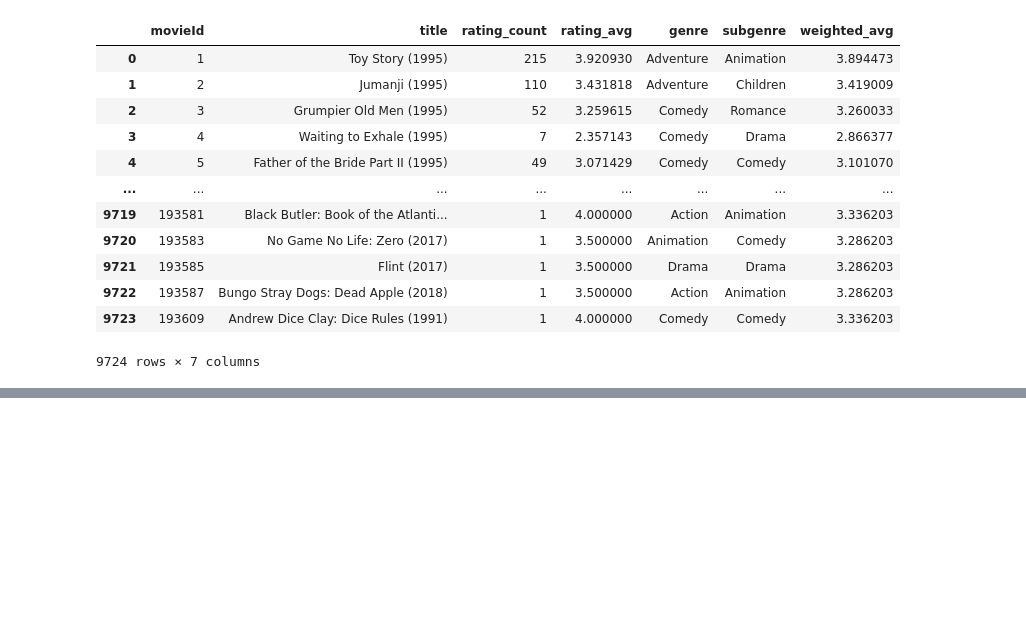
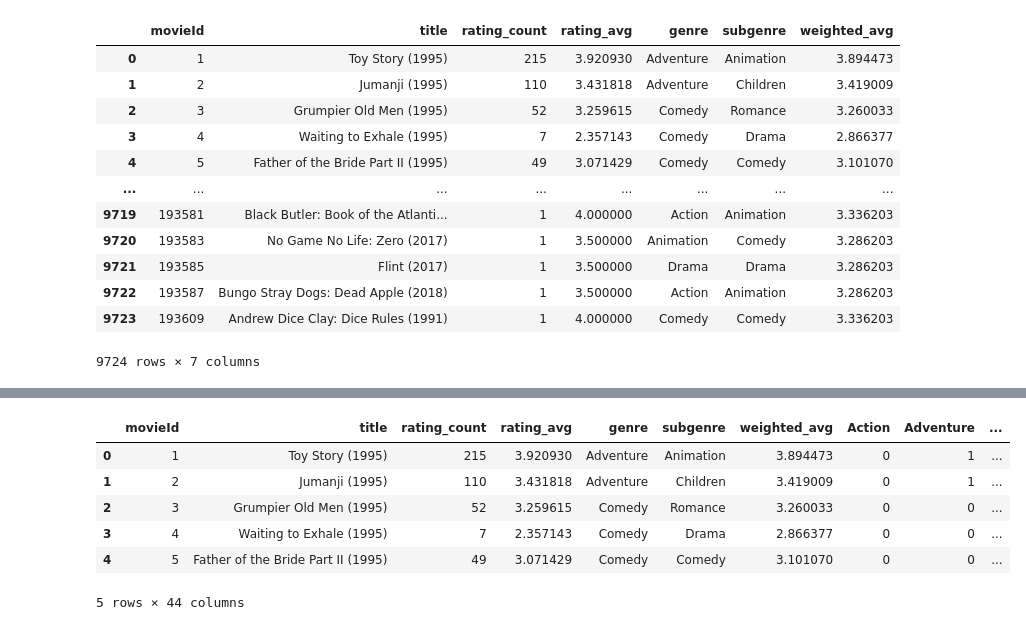
Before and after one commit to notaryanramani/recommendation-system, a Jupyter notebook: Movies_Recommender.ipynb, the cells around one changed output, grey strips where cells are left out. Saved outputs shown, nothing was run; the diff lists cells and outputs as text; code cells hidden in the pictures; blank space fills up the shorter version.

```diff
--- a/Movies_Recommender.ipynb
+++ b/Movies_Recommender.ipynb
@@ -197,0 +208,3 @@ movies
+# %%
+genre_dummies = pd.get_dummies(movies['genre'], drop_first=True)
+genre_dummies.head()
@@ -197,0 +228,12 @@ movies
+# %%
+movies = pd.concat([movies, genre_dummies], axis=1)
+movies = pd.concat([movies, subgenre_dummies], axis=1)
+movies.head()
+# %% [output]
+|  | movieId | title | rating_count | rating_avg | genre | subgenre | weighted_avg | Action | Adventure | ... |
+| 0 | 1 | Toy Story (1995) | 215 | 3.920930 | Adventure | Animation | 3.894473 | 0 | 1 | ... |
+| 1 | 2 | Jumanji (1995) | 110 | 3.431818 | Adventure | Children | 3.419009 | 0 | 1 | ... |
+| 2 | 3 | Grumpier Old Men (1995) | 52 | 3.259615 | Comedy | Romance | 3.260033 | 0 | 0 | ... |
+| 3 | 4 | Waiting to Exhale (1995) | 7 | 2.357143 | Comedy | Drama | 2.866377 | 0 | 0 | ... |
+| 4 | 5 | Father of the Bride Part II (1995) | 49 | 3.071429 | Comedy | Comedy | 3.101070 | 0 | 0 | ... |
+5 rows × 44 columns
```
Also changed, not shown: parts of 29 cells of this notebook.
